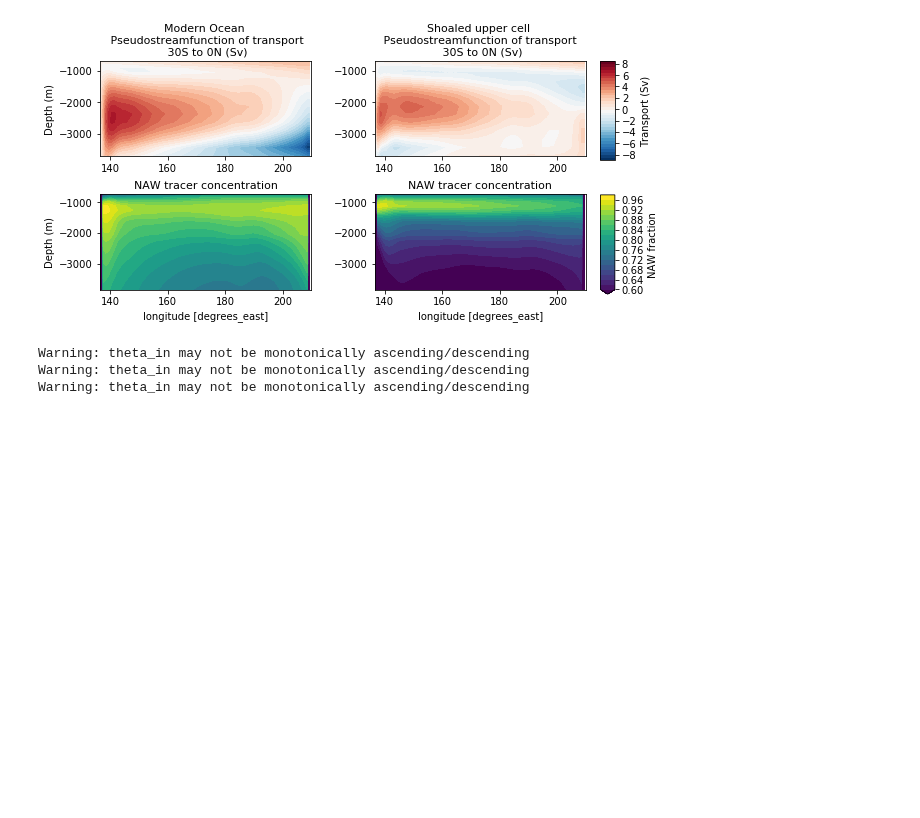
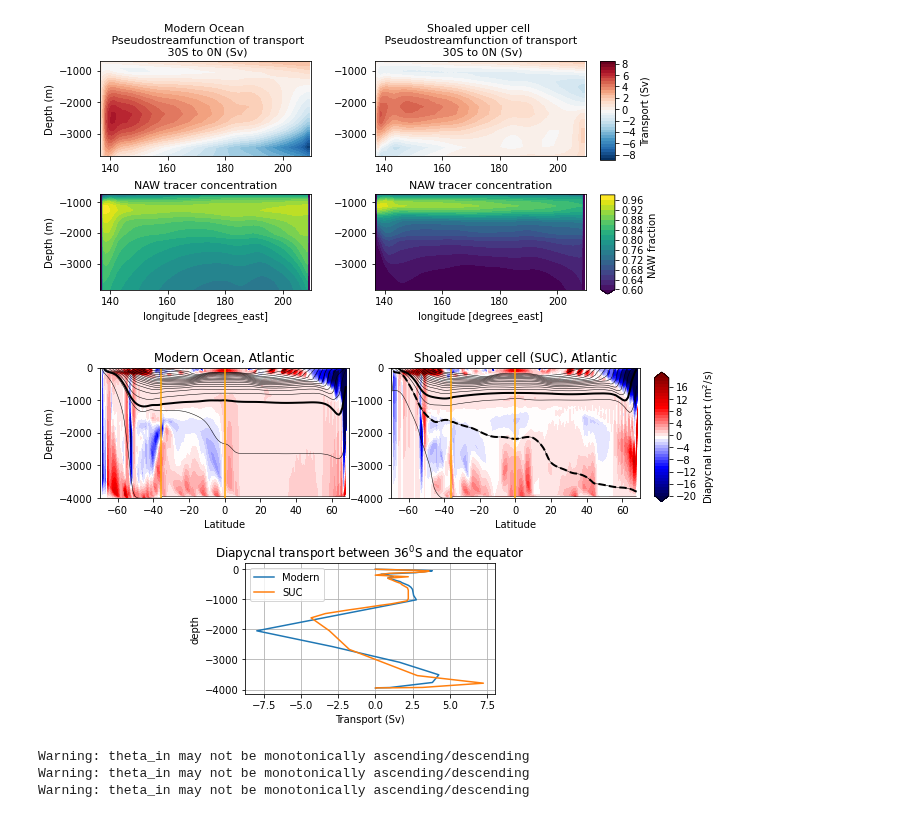
Before and after one commit to anthony-meza/test_age_framework, a Jupyter notebook: LGM.ipynb, the cells around one changed output. Drawn from its saved outputs; the diff is of its cells as text; code cells hidden in the pictures; blank space fills up the shorter version.

Commit message:
vertical diapycnal transport

```diff
--- a/LGM.ipynb
+++ b/LGM.ipynb
@@ -271,6 +272,72 @@ fig.colorbar(im2, cax=cbar_ax,label='NAW fraction')
 fig.savefig('zonal_view.pdf', bbox_inches='tight')
 # %% [output]
 [figure]
+# %%
+varpi = ((grid.diff(grid.cumsum(ds50.LaUH1RHO,'1RHO',boundary='fill')*ds50.dyG, 'X',boundary='fill') +
+             grid.diff(grid.cumsum(ds50.LaVH1RHO,'1RHO',boundary='fill')*ds50.dxG, 'Y',boundary='fill'))
+          / grid.interp(ds50.dyG,'X',boundary='fill'))[0,:,:,141:].sum('XC')
+
+varpiLGM = ((grid2.diff(grid2.cumsum(dsLGM50.LaUH1RHO,'1RHO',boundary='fill')*ds50.dyG, 'X',boundary='fill') +
+             grid2.diff(grid2.cumsum(dsLGM50.LaVH1RHO,'1RHO',boundary='fill')*ds50.dxG, 'Y',boundary='fill'))
+             /grid.interp(ds50.dyG,'X',boundary='fill'))[0,:,:,141:].sum('XC')
+layer_depth = grid.interp(layers_depth_atlmix1,'Y', boundary='fill')
+layer_depthLGM = grid2.interp(layers_depth_atlmix2,'Y', boundary='fill')
+
+
+varpi.coords['depth']=-layer_depth
+varpiLGM.coords['depth']=-layer_depthLGM
+
+fig = plt.figure(figsize=(10,6),constrained_layout=True)
+gs = fig.add_gridspec(2, 4,left=0.05, right=0.8, wspace=0.4,hspace=0.5)
+f_ax1 = fig.add_subplot(gs[0, 0:2])
+(varpi[:,:-1].rolling(YC=2).mean()).plot.contourf(x='YC',y='depth',ax=f_ax1,vmin=-20,vmax=20,
+                             xlim=(-70,70),ylim=(-4000,0),cmap='seismic',levels=np.arange(-1,1,0.05)*20
+                                                 , add_colorbar=False)
+layer2D,_=(xr.broadcast(-9.81*(ds50.layer_1RHO_bounds-35)/1035, ds50.YG))
+layer2D.coords['depth']=(-layers_depth_atl1)
+layer2D[:,:-1].plot.contour(x='YG',y='depth',levels=np.arange(0,0.04,0.002),colors='black',linewidths=0.5)
+layer2D[:,:-1].plot.contour(x='YG',y='depth',levels=np.arange(0.0085,0.4,0.2),colors='black',linewidths=2)
+plt.title('Modern Ocean, Atlantic')
+plt.ylabel('Depth (m)')
+plt.xlabel('Latitude')
+f_ax1.axvline(-36,color='orange')
+f_ax1.axvline(0,color='orange')
+
+f_ax2 = fig.add_subplot(gs[0, 2:])
+im = (varpiLGM[:,:-1].rolling(YC=2).mean()).plot.contourf(x='YC',y='depth',ax=f_ax2,vmin=-20,vmax=20,
+                             xlim=(-70,70),ylim=(-4000,0),cmap='seismic',levels=np.arange(-1,1,0.05)*20
+                                                         , add_colorbar=False)
+layer2D,_=(xr.broadcast(-9.81*(dsLGM50.layer_1RHO_bounds-35)/1035, dsLGM50.YG))
+layer2D.coords['depth']=(-layers_depth_atl2)
+layer2D[:,:-1].plot.contour(x='YG',y='depth',levels=np.arange(0,0.04,0.002),colors='black',linewidths=0.5)
+layer2D[:,:-1].plot.contour(x='YG',y='depth',levels=np.arange(0.014,0.4,0.2),colors='black',linewidths=2)
+layer2D[:,:-1].plot.contour(x='YG',y='depth',levels=np.arange(0.01,0.4,0.2),colors='black',
+                            linestyles='dashed',linewidths=2)
+plt.title('Shoaled upper cell (SUC), Atlantic')
+plt.ylabel('')
+plt.xlabel('Latitude')
+f_ax2.axvline(-36,color='orange')
+f_ax2.axvline(0,color='orange')
+
+f_ax3 = fig.add_subplot(gs[1:, 1:3])
+vertical_transport = (varpi*grid.interp(ds50.dyG,'X',boundary='fill')[:,141:].mean('XC')).sel(YC=slice(-36,0)).sum('YC')
+vertical_transport['depth'] = -layer_depth.sel(YC=slice(-36,0)).mean('YC')
+vertical_transportLGM = (varpiLGM*grid2.interp(ds50.dyG,'X',boundary='fill')[:,141:].mean('XC')).sel(YC=slice(-36,0)).sum('YC')
+vertical_transportLGM['depth'] = -layer_depthLGM.sel(YC=slice(-36,0)).mean('YC')
+
+(vertical_transport/10**6).plot(y='depth',ax=f_ax3)
+(vertical_transportLGM/10**6).plot(y='depth',ax=f_ax3)
+plt.legend(['Modern',"SUC"])
+plt.grid()
+plt.title('Diapycnal transport between 36$^0$S and the equator')
+plt.xlabel('Transport (Sv)')
+
+fig.subplots_adjust(right=0.8)
+cbar_ax = fig.add_axes([0.82, 0.57, 0.02, 0.3])
+fig.colorbar(im, cax=cbar_ax,label='Diapycnal transport (m$^2$/s)')
+fig.savefig('Vertical_transport.pdf', bbox_inches='tight')
+# %% [output]
+[figure, added]
 # %%
 #Plot figure S2
 buoy=9.81*(2*10**-4*ds50.THETA-7.4*10**-4*(ds50.SALT-35))
```
Also changed, not shown: parts of 6 cells of this notebook.
